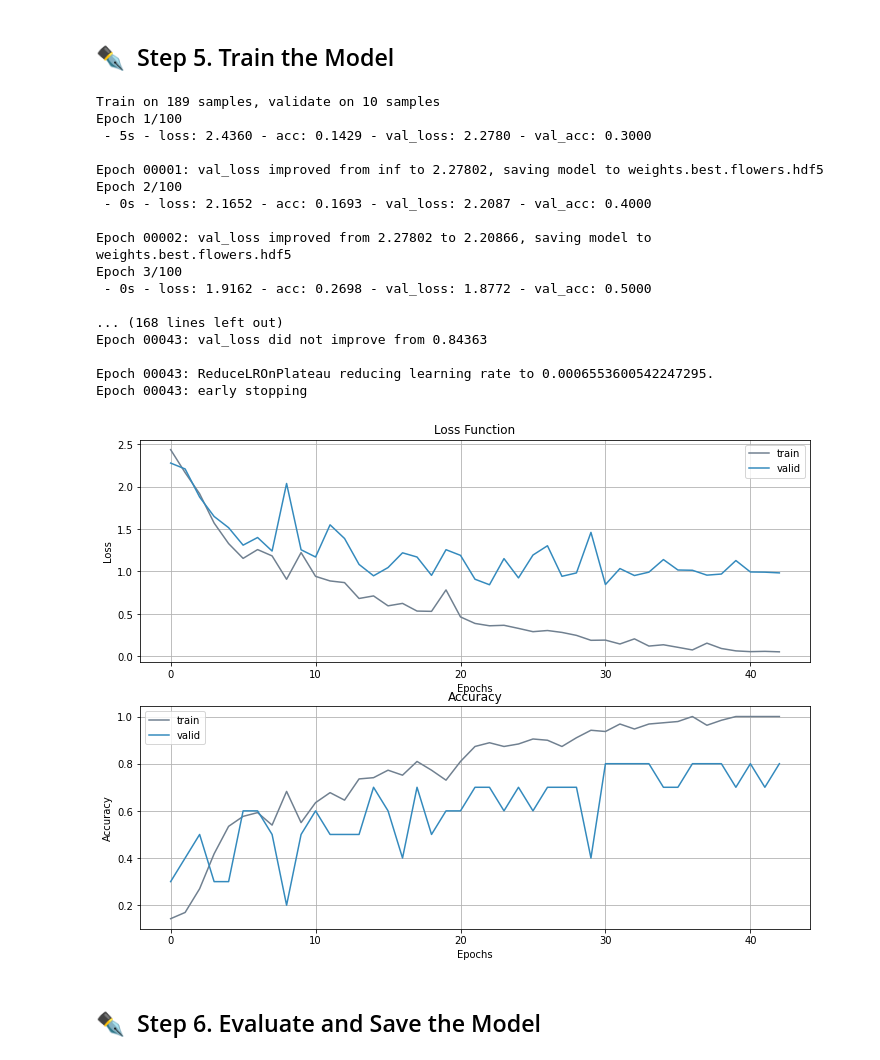
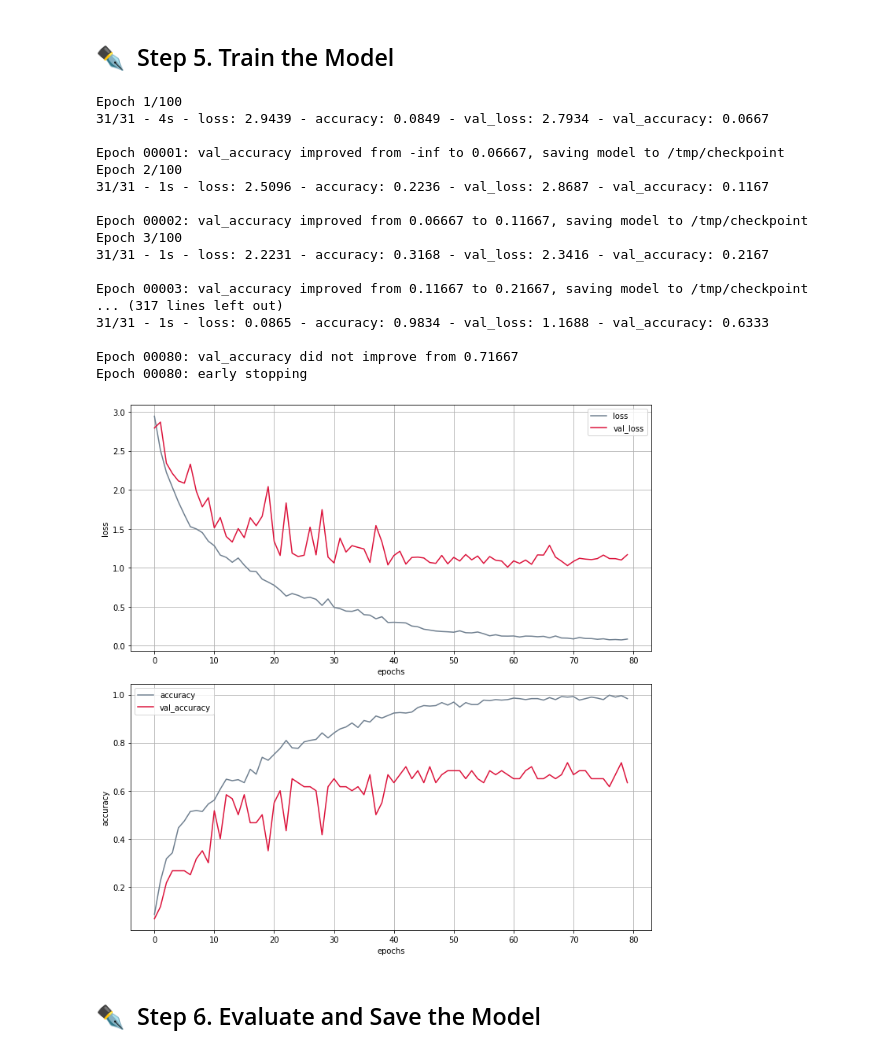
Before and after one commit to OlgaBelitskaya/colab_notebooks, a Jupyter notebook: flower_classification.ipynb, the cells around one changed output. Cells and saved outputs as stored; diff of their text form; code cells hidden in the pictures.

```diff
--- a/flower_classification.ipynb
+++ b/flower_classification.ipynb
@@ -198,53 +233,55 @@ model=model()
 # %% [markdown]
 ## ✒️ &nbsp;Step 5. Train the Model
 # %%
-fw='weights.best.flowers.hdf5'
-early_stopping=EarlyStopping(monitor='val_loss',patience=20,verbose=2)
-checkpointer=ModelCheckpoint(filepath=fw,save_best_only=True,verbose=2)
-lr_reduction=ReduceLROnPlateau(monitor='val_loss',verbose=2,
-                               patience=5,factor=.8)
+early_stopping=tkc.EarlyStopping(
+    monitor='val_loss',patience=20,verbose=2)
+checkpointer=tkc.ModelCheckpoint(
+    filepath='/tmp/checkpoint',verbose=int(2),save_weights_only=True,
+    monitor='val_accuracy',mode='max',save_best_only=True)
+lr_reduction=tkc.ReduceLROnPlateau(
+    monitor='val_loss',verbose=2,patience=7,factor=.8)
 history=model.fit(x_train,y_train,epochs=100,batch_size=16,
                   verbose=2,validation_data=(x_valid,y_valid),
                   callbacks=[checkpointer,early_stopping,lr_reduction])
 # %% [output]
-Train on 189 samples, validate on 10 samples
 Epoch 1/100
- - 5s - loss: 2.4360 - acc: 0.1429 - val_loss: 2.2780 - val_acc: 0.3000
+31/31 - 4s - loss: 2.9439 - accuracy: 0.0849 - val_loss: 2.7934 - val_accuracy: 0.0667
 
-Epoch 00001: val_loss improved from inf to 2.27802, saving model to weights.best.flowers.hdf5
+Epoch 00001: val_accuracy improved from -inf to 0.06667, saving model to /tmp/checkpoint
 Epoch 2/100
- - 0s - loss: 2.1652 - acc: 0.1693 - val_loss: 2.2087 - val_acc: 0.4000
+31/31 - 1s - loss: 2.5096 - accuracy: 0.2236 - val_loss: 2.8687 - val_accuracy: 0.1167
 
-Epoch 00002: val_loss improved from 2.27802 to 2.20866, saving model to weights.best.flowers.hdf5
+Epoch 00002: val_accuracy improved from 0.06667 to 0.11667, saving model to /tmp/checkpoint
 Epoch 3/100
- - 0s - loss: 1.9162 - acc: 0.2698 - val_loss: 1.8772 - val_acc: 0.5000
+31/31 - 1s - loss: 2.2231 - accuracy: 0.3168 - val_loss: 2.3416 - val_accuracy: 0.2167
 
-... (168 lines left out)
-Epoch 00043: val_loss did not improve from 0.84363
+Epoch 00003: val_accuracy improved from 0.11667 to 0.21667, saving model to /tmp/checkpoint
+... (317 lines left out)
+31/31 - 1s - loss: 0.0865 - accuracy: 0.9834 - val_loss: 1.1688 - val_accuracy: 0.6333
 
-Epoch 00043: ReduceLROnPlateau reducing learning rate to 0.0006553600542247295.
-Epoch 00043: early stopping
+Epoch 00080: val_accuracy did not improve from 0.71667
+Epoch 00080: early stopping
 # %%
 def history_plot(fit_history):
-    pl.figure(figsize=(12,9));pl.subplot(211)
-    pl.plot(fit_history.history['loss'],
-            color='slategray',label='train')
-    pl.plot(fit_history.history['val_loss'],
-            color='#348ABD',label='valid')
-    pl.xlabel("Epochs"); pl.ylabel("Loss")
-    pl.legend(); pl.grid()
-    pl.title('Loss Function')
+    pl.figure(figsize=(10,10))
+    pl.subplot(211)
+    keys=list(fit_history.history.keys())[0:4]
+    pl.plot(fit_history.history[keys[0]],
+            color='slategray',label=keys[0])
+    pl.plot(fit_history.history[keys[2]],
+            color='crimson',label=keys[2])
+    pl.xlabel('epochs'); pl.ylabel(keys[0])
+    pl.legend(); pl.grid(); pl.tight_layout()
     pl.subplot(212)
-    pl.plot(fit_history.history['acc'],
-            color='slategray',label='train')
-    pl.plot(fit_history.history['val_acc'],
-            color='#348ABD',label='valid')
-    pl.xlabel('Epochs'); pl.ylabel('Accuracy')
-    pl.legend(); pl.title('Accuracy')
-    pl.grid(); pl.show()
+    pl.plot(fit_history.history[keys[1]],
+            color='slategray',label=keys[1])
+    pl.plot(fit_history.history[keys[3]],
+            color='crimson',label=keys[3])
+    pl.xlabel('epochs'); pl.ylabel('accuracy')
+    pl.legend(); pl.grid(); pl.tight_layout(); pl.show()
 history_plot(history)
 # %% [output]
-[figure, old version]
+[figure, new version]
 # %% [markdown]
 ## ✒️ &nbsp;Step 6. Evaluate and Save the Model
 # %%
```
Also changed, not shown: parts of 34 cells of this notebook, 1 other file.
